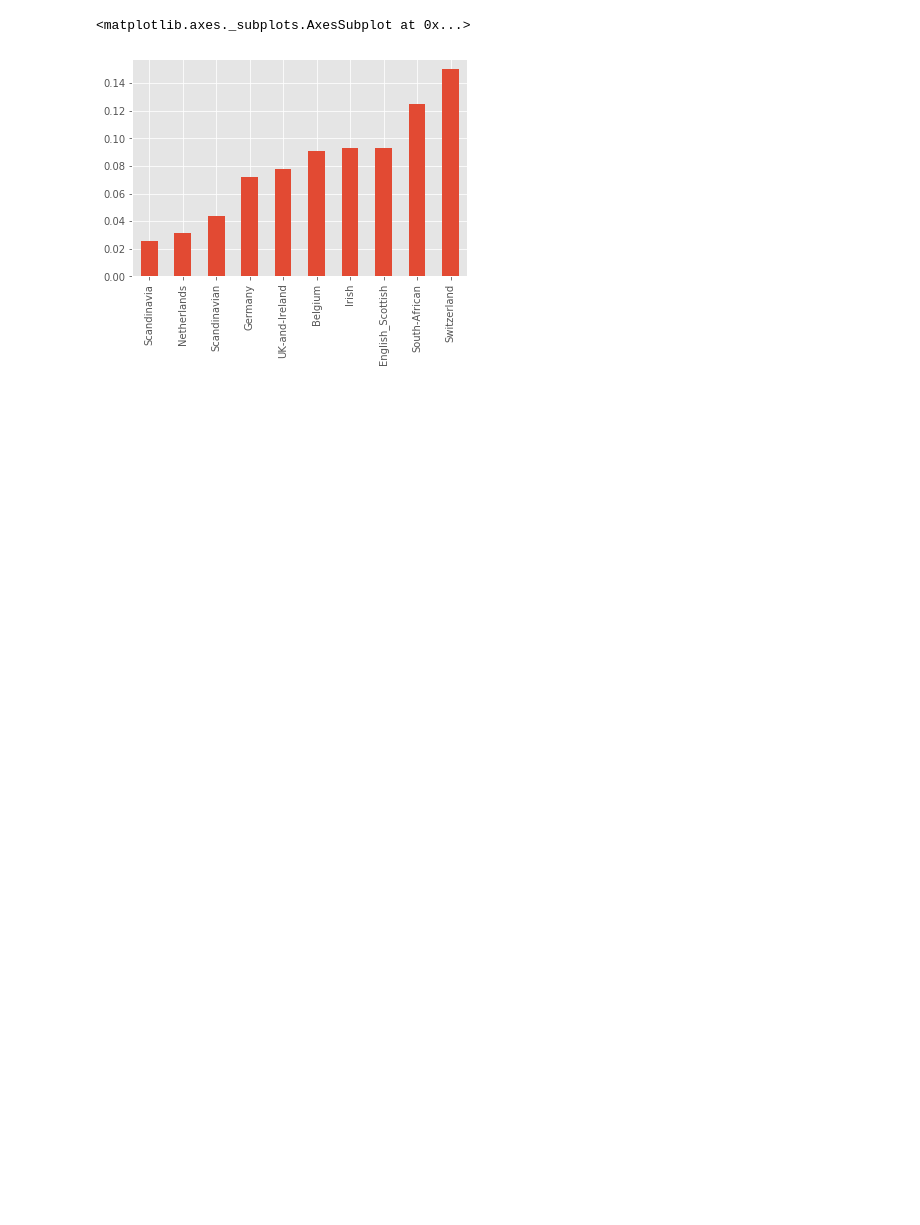
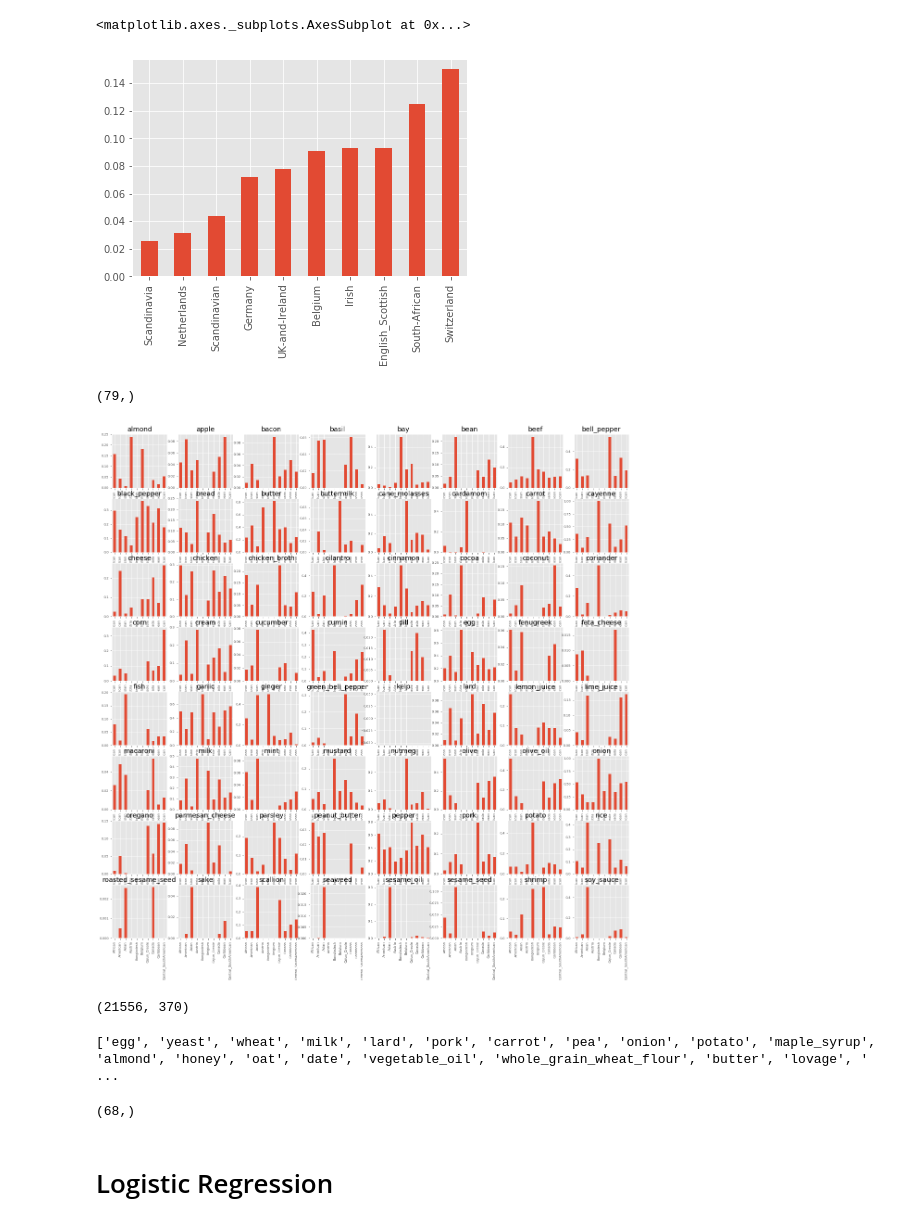
Before and after one commit to catherning/food_recipe_gen, a Jupyter notebook: cuisine_classification/scirep_classification.ipynb, the cells around one changed output. Saved outputs shown, nothing was run; the diff lists cells and outputs as text; code cells hidden in the pictures; blank space fills up the shorter version.

```diff
--- a/cuisine_classification/scirep_classification.ipynb
+++ b/cuisine_classification/scirep_classification.ipynb
@@ -121,3 +167,18 @@ relative_freq.head(10).plot(kind='bar')
 # %% [output]
 <matplotlib.axes._subplots.AxesSubplot at 0x...>
 [figure]
+# %%
+unique = np.unique(top10.values.ravel())
+unique.shape
+# %% [output]
+(79,)
+# %%
+# spot ingredients which have a high degree of uniqueness
+
+fig, axes = plt.subplots(8, 8, figsize=(20, 20))
+for ingredient, ax_index in zip(unique, range(64)):
+    indices = df_train['all_ingredients'].str.contains(ingredient)
+    relative_freq = (df_train[indices]['cuisine'].value_counts() / df_train['cuisine'].value_counts())
+    relative_freq.head(10).plot(kind='bar', ax=axes.ravel()[ax_index], fontsize=7, title=ingredient)
+# %% [output]
+[figure, added]
@@ -123,0 +202,19 @@ relative_freq.head(10).plot(kind='bar')
+# %%
+cv = CountVectorizer()
+
+X = cv.fit_transform(df_train['all_ingredients'].values)
+X.shape
+# 57691 recipes, 383 ingredients
+# %% [output]
+(21556, 370)
+# %%
+print(list(cv.vocabulary_.keys())[:100])
+# %% [output]
+['egg', 'yeast', 'wheat', 'milk', 'lard', 'pork', 'carrot', 'pea', 'onion', 'potato', 'maple_syrup', 'almond', 'honey', 'oat', 'date', 'vegetable_oil', 'whole_grain_wheat_flour', 'butter', 'lovage', ' ...
+# %%
+enc = LabelEncoder()
+y = enc.fit_transform(df_train.cuisine)
+y
+enc.classes_.shape
+# %% [output]
+(68,)
@@ -123,0 +223,2 @@ relative_freq.head(10).plot(kind='bar')
+# %% [markdown]
+# Logistic Regression
```
Also changed, not shown: parts of 21 cells of this notebook.
